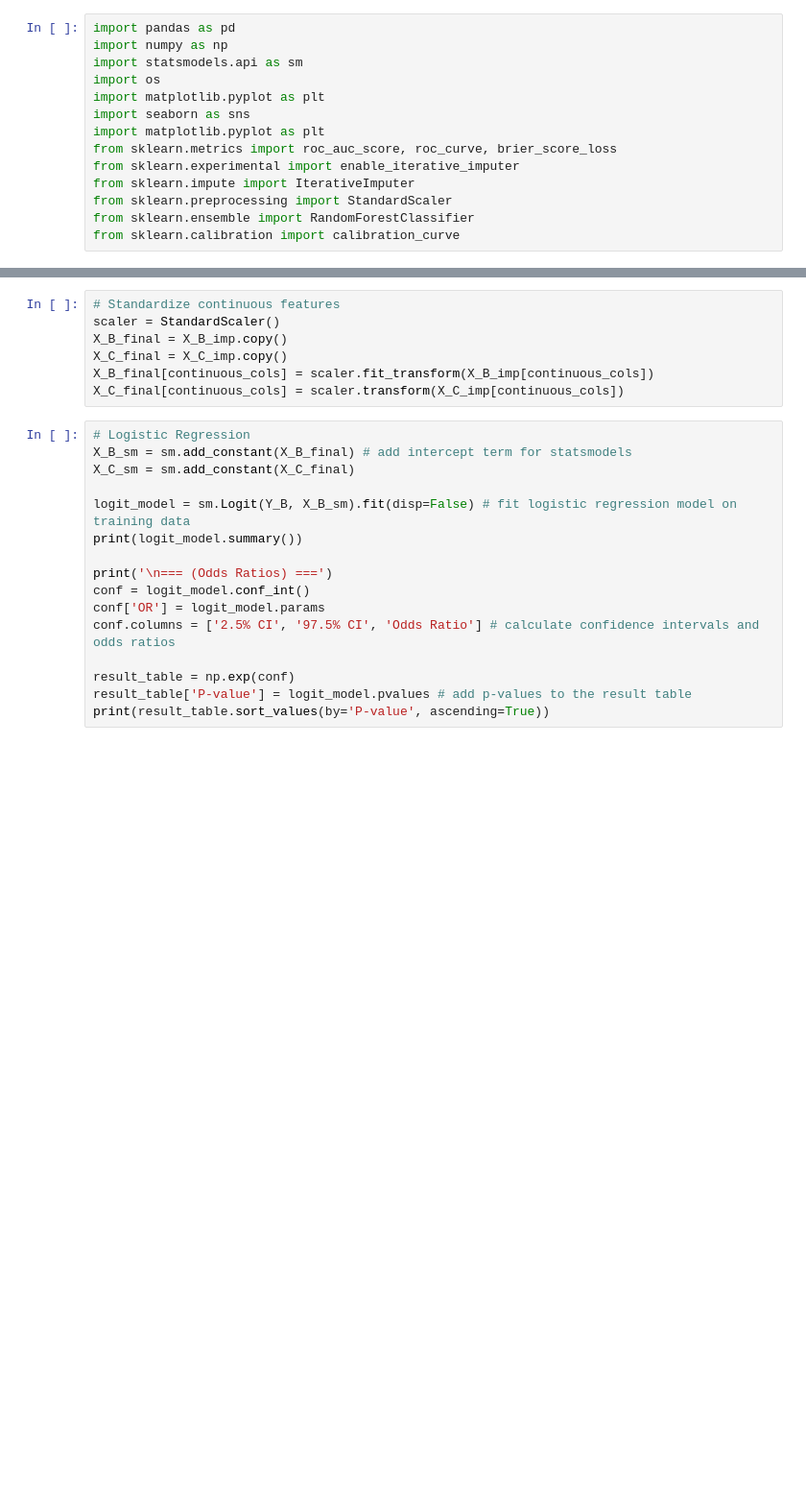
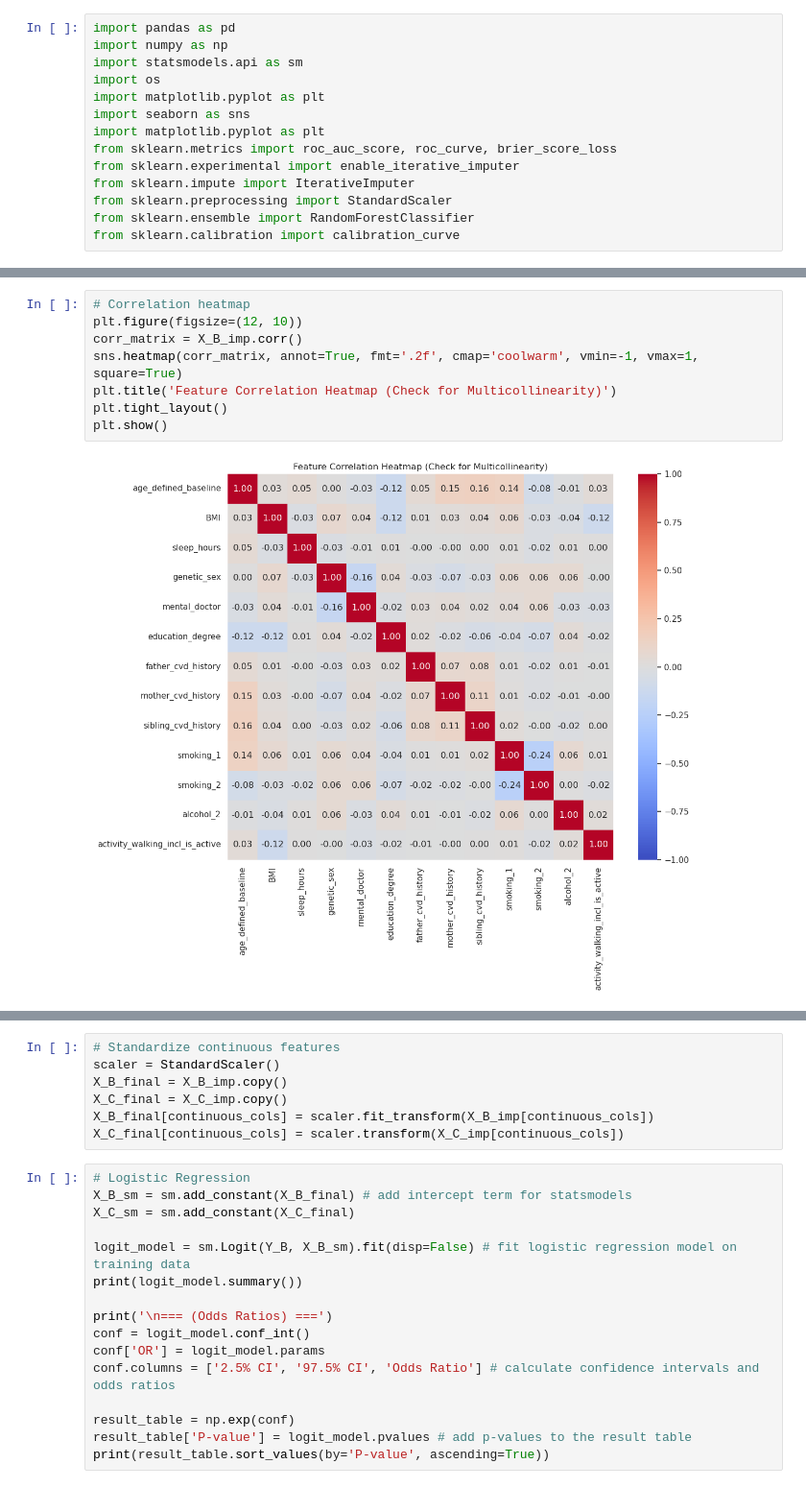
Before and after one commit to jialezhao666/Project-30---Causal-Modeling-of-Lifestyle-Factors-for-CVD-Risk-Prediction, a Jupyter notebook: baseline_model_training.ipynb, the cells around one changed output, grey strips where cells are left out. Shown at 96% size. Saved outputs shown, nothing was run; the diff lists cells and outputs as text; blank space fills up the shorter version.

```diff
--- a/baseline_model_training.ipynb
+++ b/baseline_model_training.ipynb
@@ -38,0 +101,10 @@ for col in binary_cols: # round and clip binary features to ensure they remain 0
+# %%
+# Correlation heatmap
+plt.figure(figsize=(12, 10))
+corr_matrix = X_B_imp.corr()
+sns.heatmap(corr_matrix, annot=True, fmt='.2f', cmap='coolwarm', vmin=-1, vmax=1, square=True)
+plt.title('Feature Correlation Heatmap (Check for Multicollinearity)')
+plt.tight_layout()
+plt.show()
+# %% [output]
+[figure, added]
```
Also changed, not shown: parts of 10 cells of this notebook, 2 other files.
